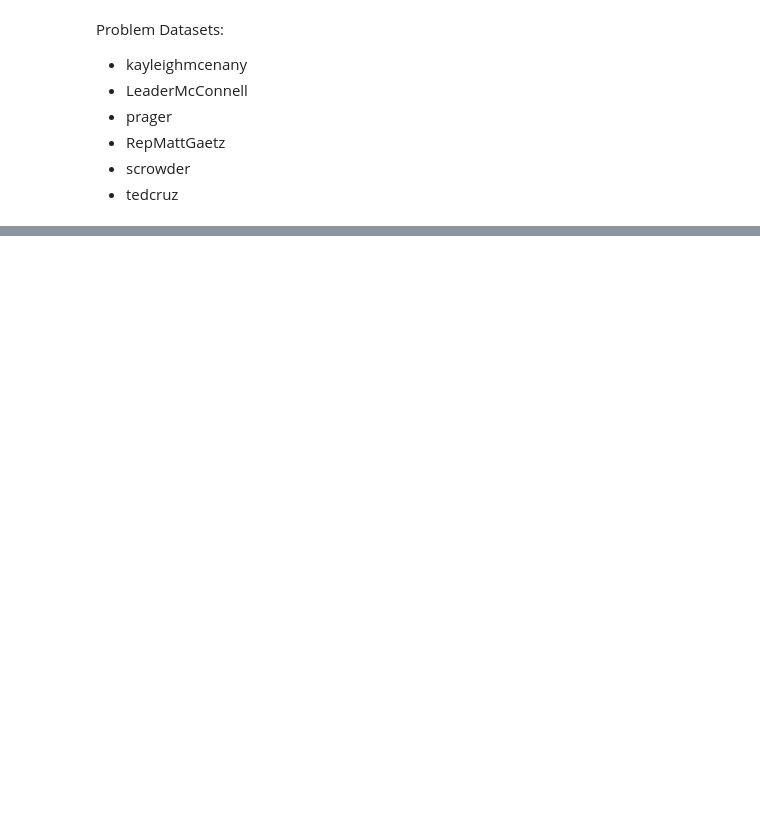
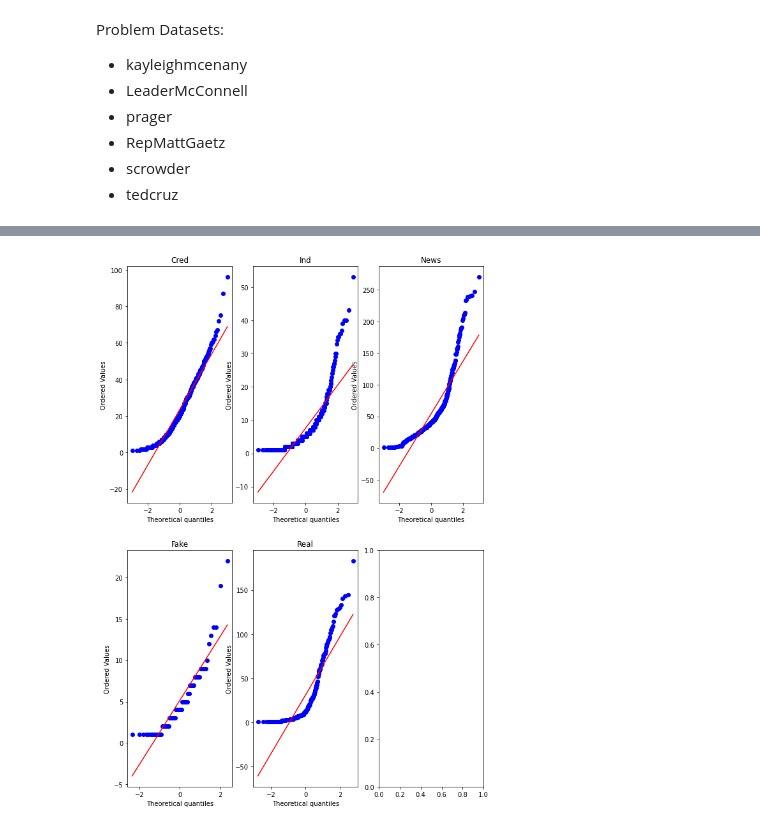
Before and after one commit to jennifertramsu/bdc2021, a Jupyter notebook: Datasets/get_covid.ipynb, the cells around one changed output, grey strips where cells are left out. Cells and saved outputs as stored; diff of their text form; code cells hidden in the pictures; blank space fills up the shorter version.

Commit message:
Tried adding some probplots

```diff
--- a/Datasets/get_covid.ipynb
+++ b/Datasets/get_covid.ipynb
@@ -182,0 +183,29 @@ plt.legend(["cred", "ind", "news", "fake", "real"])
+# %%
+# probability plots on # of frequency of tweets --> normally distributed
+from scipy import stats
+import numpy as np
+import matplotlib.pyplot as plt
+
+data_cred = credible_dates.values
+data_ind = ind_dates.values
+data_news = news_dates.values
+data_fake = fake_tweets.values
+data_real = real_tweets.values
+
+fig, ax = plt.subplots(2, 3, figsize=[10, 15])
+
+stats.probplot(data_cred, plot=ax[0][0])
+stats.probplot(data_ind, plot=ax[0][1])
+stats.probplot(data_news, plot=ax[0][2])
+stats.probplot(data_fake, plot=ax[1][0])
+stats.probplot(data_real, plot=ax[1][1])
+
+ax[0][0].set_title("Cred")
+ax[0][1].set_title("Ind")
+ax[0][2].set_title("News")
+ax[1][0].set_title("Fake")
+ax[1][1].set_title("Real")
+
+plt.show()
+# %% [output]
+[figure, added]
```
Also changed, not shown: parts of 2 cells of this notebook, 2 other files.
